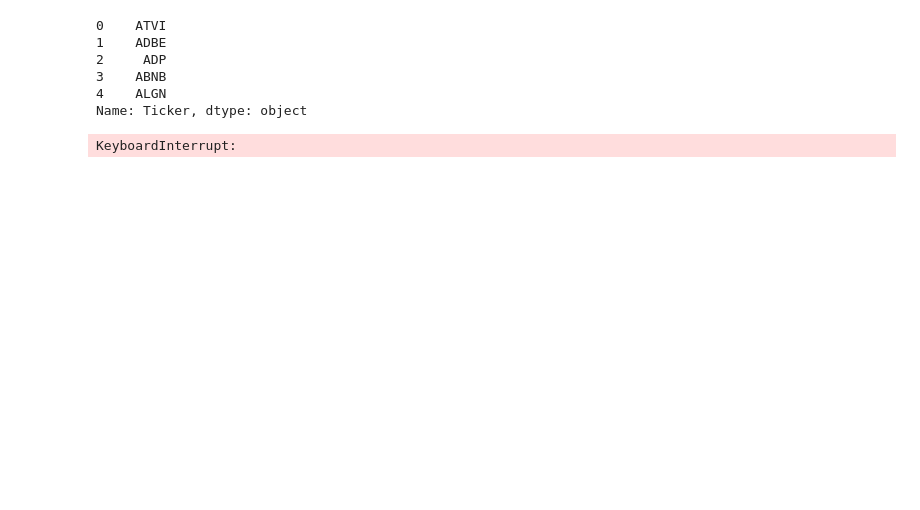
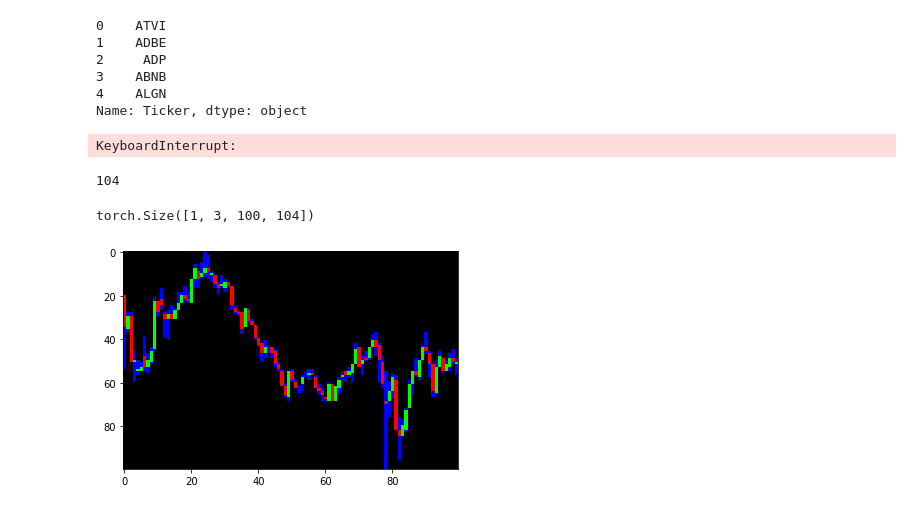
Before and after one commit to samuel-renaud/stock_pattern_AI, a Jupyter notebook: stocks_candles_for_ai.ipynb, the cells around one changed output. Cells and saved outputs as stored; diff of their text form; code cells hidden in the pictures; blank space fills up the shorter version.

```diff
--- a/stocks_candles_for_ai.ipynb
+++ b/stocks_candles_for_ai.ipynb
@@ -39,7 +39,7 @@ for i in range(len(tickers)):
     # Get the historical market data for the ticker
     df = ticker.history(period="60d", interval='5m') #start='2020-01-23', end='2020-02-23')
 
-    mini_window_size = 13*8 #day's 27 candles/2
+    mini_window_size = 100 #day's 27 candles/2
     total_window_size = len(df) #how many data points do you have so it knows where to stop (think full chart)
 
     for ii in range(total_window_size-mini_window_size+1):
@@ -53,9 +53,9 @@ for i in range(len(tickers)):
         # normalize the data
         candle_df = (candle_df - min_price) / range_price
 
-        mul = 1000 #max pixles per candle
+        mul = 100 #max pixles per candle
         r = 5 #sig figs to round
-        step = 12 #steps between each candle
+        step = 1 #steps between each candle
         counter = list(range(0,len(candle_df)*step,step))
 
         tails_channel = np.zeros((mul,len(counter)*step))
@@ -82,8 +82,22 @@ for i in range(len(tickers)):
         Z = [np.flip(red_channel,axis=0), np.flip(green_channel,axis=0), np.flip(tails_channel,axis=0)]
         if not os.path.exists(data_output_dir):os.mkdir(data_output_dir)
         np.save(data_output_dir+vic_name,Z)
+    print(len(Z[0]),len(Z[0][0]))
 #         print(i)
 #     plt.figure(figsize = (10,10)) # create a 10 x 10 figure
 #     im = plt.imshow(np.dstack(Z), interpolation='none', aspect='auto')
 # %% [output]
 KeyboardInterrupt:
+# %%
+len(Z[0][0])
+# %% [output]
+104
+# %%
+dataset = torch.tensor(np.asarray([np.load(data_input_dir+'0-'+'0'+'.npy')]),dtype=torch.float)
+print(dataset.shape)
+# %% [output]
+torch.Size([1, 3, 100, 104])
+# %%
+im = plt.imshow(np.dstack(Z), interpolation='none', aspect='auto')
+# %% [output]
+[figure, added]
```
Also changed, not shown: 3 other files.
